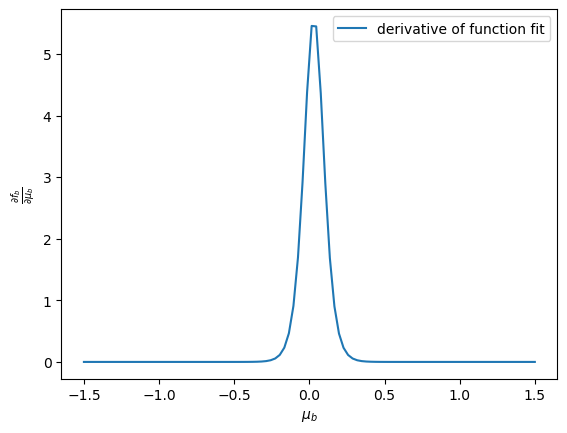
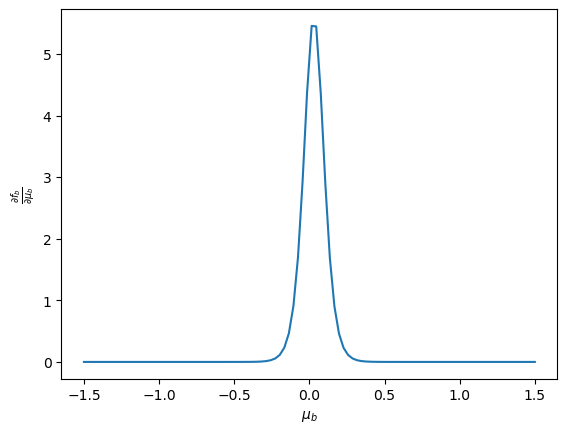
Unified diff of the notebook cell whose output changed from the first chart to the second:
--- before
+++ after
@@ -11,4 +11,4 @@
 plt.xlabel(r"$\mu_b$")
 plt.ylabel(r"$\frac{\partial f_b}{\partial \mu_b}$")
-plt.legend()
+
 plt.show()  

Commit: update